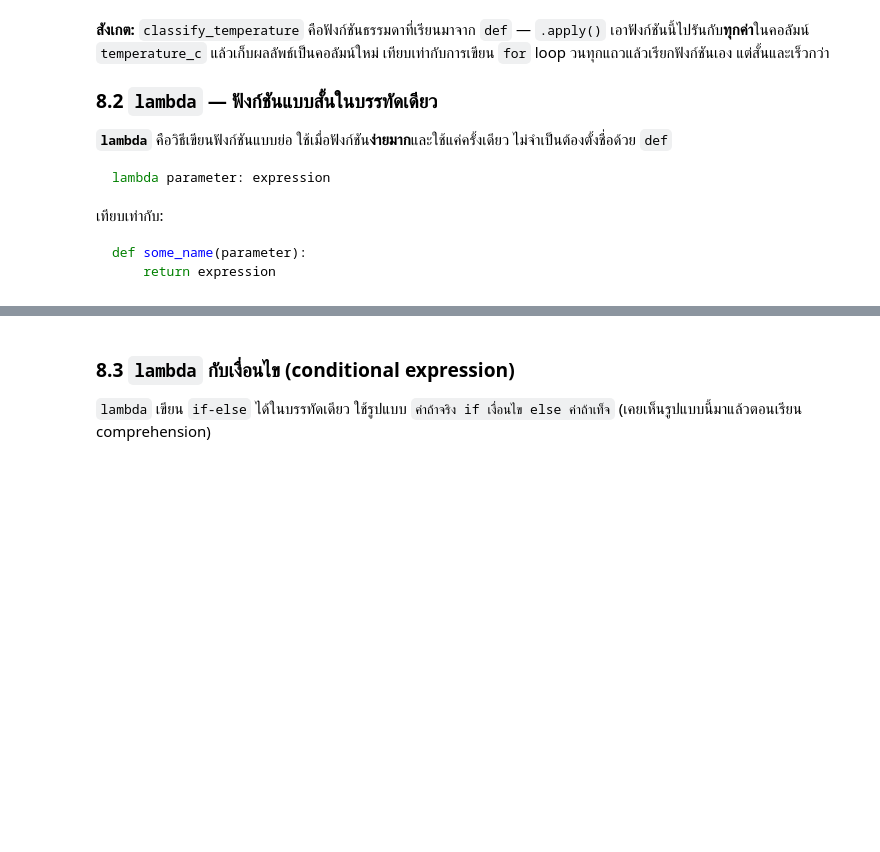
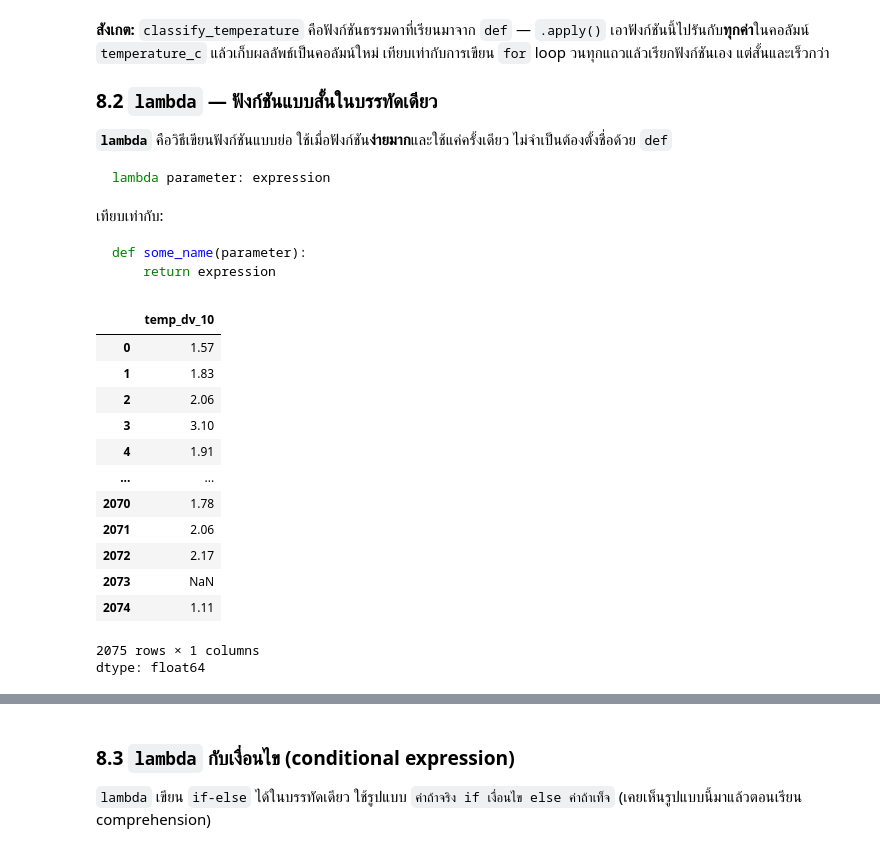
Before and after one commit to kulsiri19/683020564-6-kulsiri, a Jupyter notebook: SC612104_Session09_Pandas_Advanced.ipynb, the cells around one changed output, grey strips where cells are left out. Drawn from its saved outputs; the diff is of its cells as text; code cells hidden in the pictures; blank space fills up the shorter version.

````diff
--- a/SC612104_Session09_Pandas_Advanced.ipynb
+++ b/SC612104_Session09_Pandas_Advanced.ipynb
@@ -835,3 +879,21 @@ lambda parameter: expression
 def some_name(parameter):
     return expression
 ```
+# %%
+df["temp_dv_10"] = df["temperature_c"]/10
+df["temp_dv_10"]
+# %% [output]
+|  | temp_dv_10 |
+| 0 | 1.57 |
+| 1 | 1.83 |
+| 2 | 2.06 |
+| 3 | 3.10 |
+| 4 | 1.91 |
+| ... | ... |
+| 2070 | 1.78 |
+| 2071 | 2.06 |
+| 2072 | 2.17 |
+| 2073 | NaN |
+| 2074 | 1.11 |
+2075 rows × 1 columns
+dtype: float64
````
Also changed, not shown: parts of 18 cells of this notebook.
